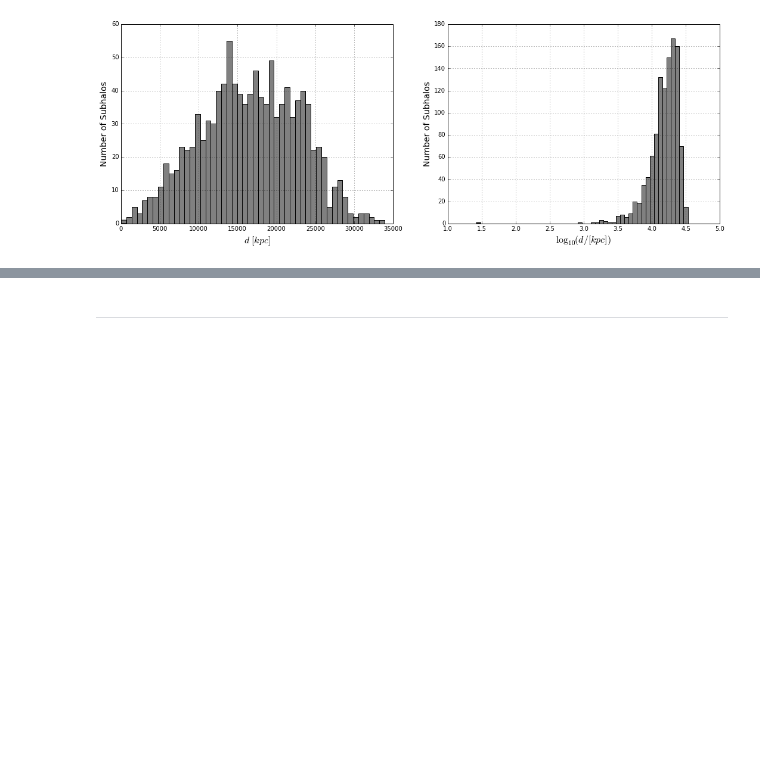
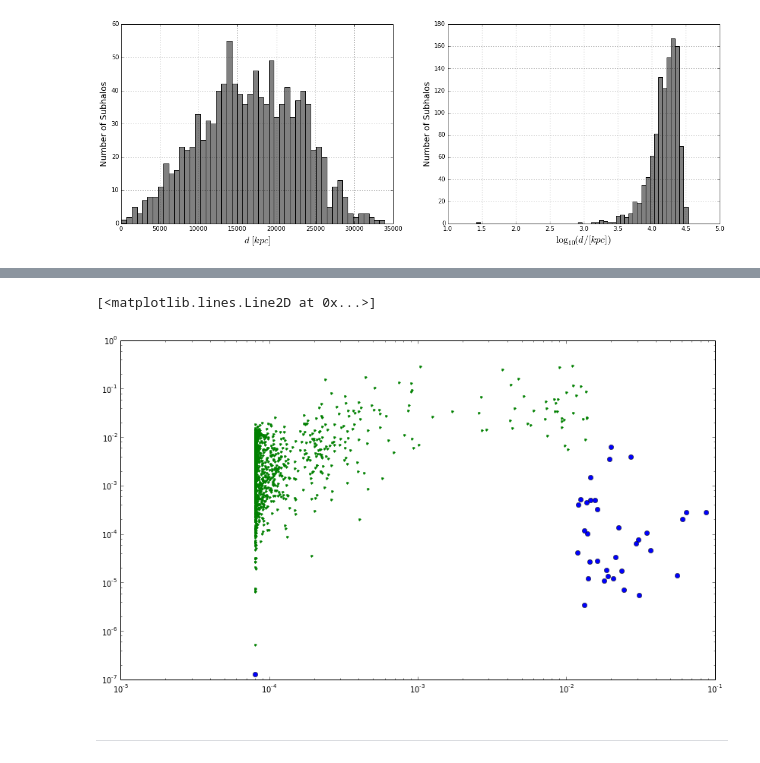
Before and after one commit to sbustamante/CosmologicalBlackHoles, a Jupyter notebook: Codes/BH_stats.ipynb, the cells around one changed output, grey strips where cells are left out. Cells and saved outputs as stored; diff of their text form; code cells hidden in the pictures; blank space fills up the shorter version.

```diff
--- a/Codes/BH_stats.ipynb
+++ b/Codes/BH_stats.ipynb
@@ -161,2 +172,9 @@ plt.xlabel( '$\log_{10}( d/[kpc] )$', fontsize=16 )
+# %%
+plt.figure( figsize=(14,8) )
+plt.loglog( sn.BH_Mass[sn.BH_SpinModel==0], sn.BH_MdotBondi[sn.BH_SpinModel==0]/sn.BH_MdotEddington[sn.BH_SpinModel==0], 'o' )
+plt.loglog( sn.BH_Mass[sn.BH_SpinModel==1], sn.BH_MdotBondi[sn.BH_SpinModel==1]/sn.BH_MdotEddington[sn.BH_SpinModel==1], '.' )
+# %% [output]
+[<matplotlib.lines.Line2D at 0x...>]
+[figure, added]
 # %% [markdown]
 - - -
```
Also changed, not shown: parts of 3 cells of this notebook.
